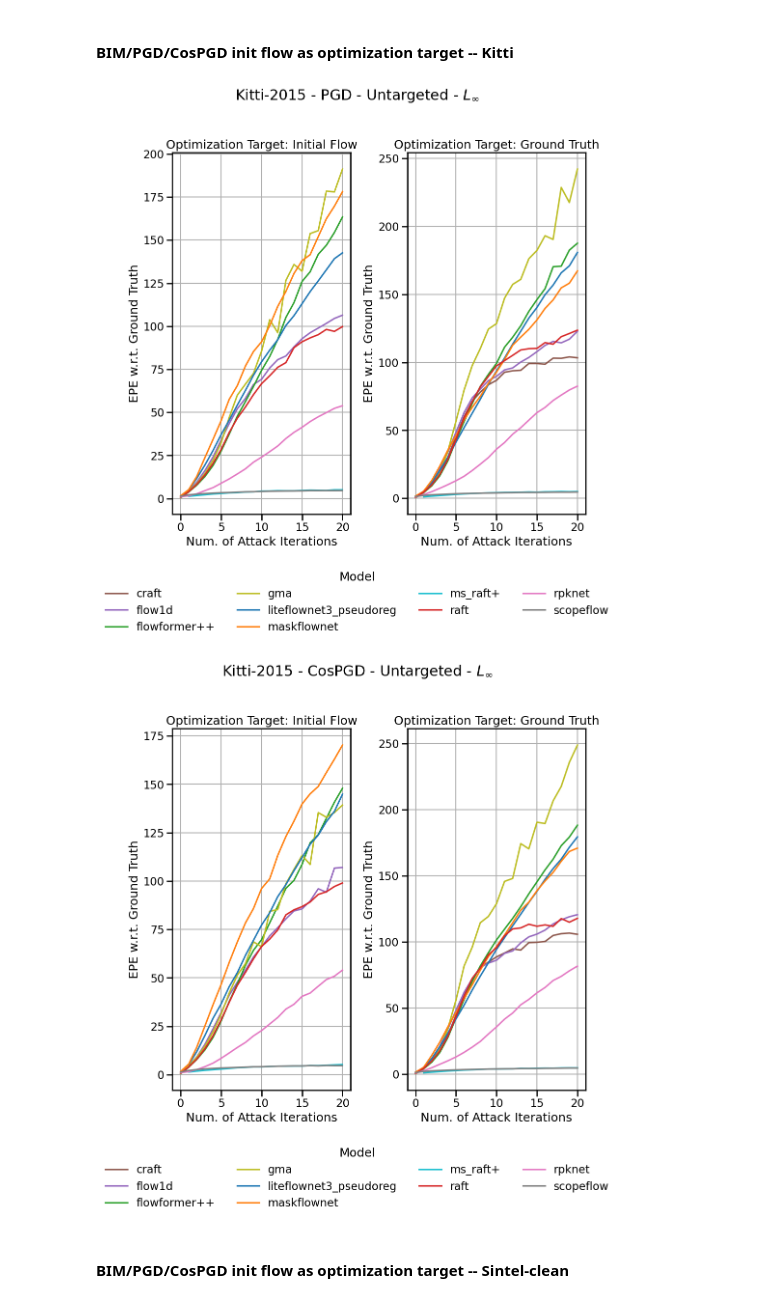
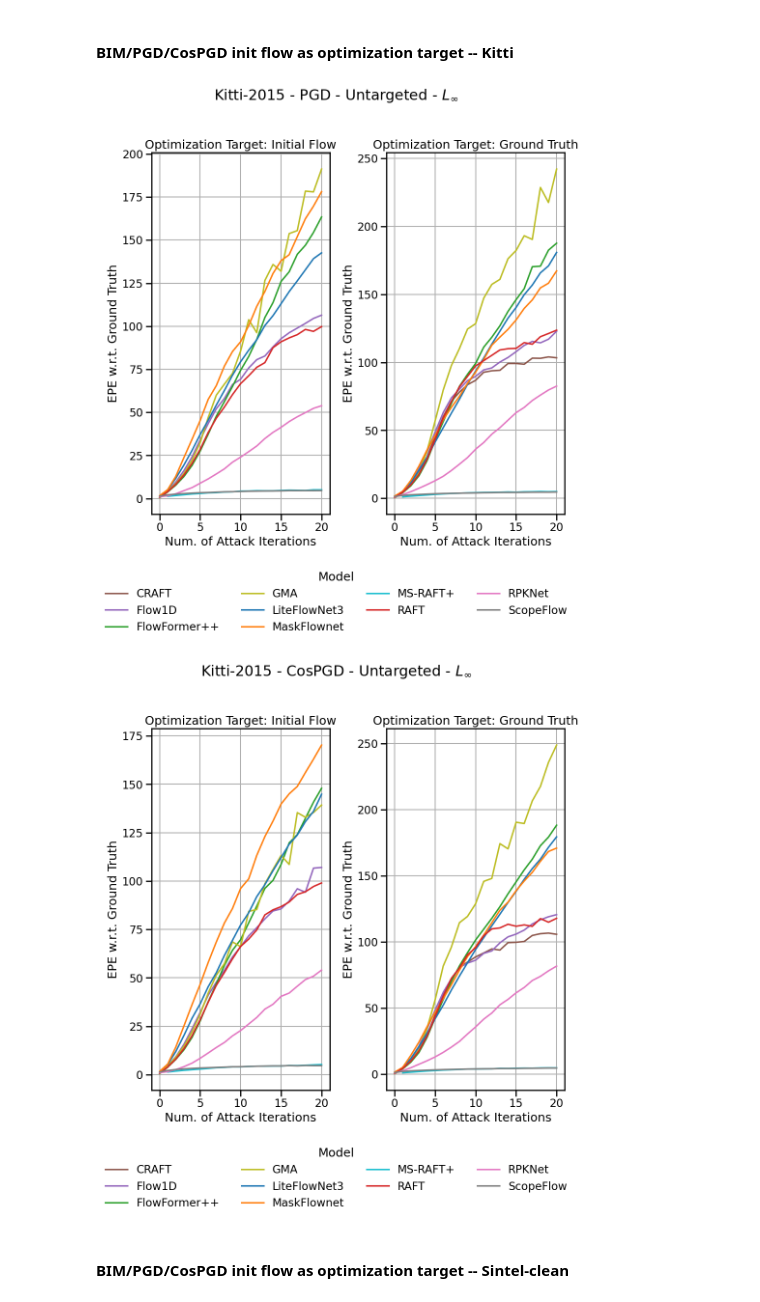
Before and after one commit to shashankskagnihotri/benchmarking_robustness, a Jupyter notebook: optical_flow_estimation/outputs/plotting.ipynb, the cells around one changed output. Saved outputs shown, nothing was run; the diff lists cells and outputs as text; code cells hidden in the pictures.

Commit message:
add fgsm plotting, added consistent plotting of markers lines and colors

```diff
--- a/optical_flow_estimation/outputs/plotting.ipynb
+++ b/optical_flow_estimation/outputs/plotting.ipynb
@@ -21,8 +103,7 @@ colors = {model: base_cmap[i] for i, model in enumerate(model_names)}
 # %% [markdown]
 #### BIM/PGD/CosPGD init flow as optimization target -- Kitti
 # %%
-model_list_kitti_top10 = ["liteflownet3_pseudoreg", "maskflownet", "flowformer++", "raft", "flow1d", "craft", "rpknet", "scopeflow", "gma", "ms_raft+"]
-model_list_sintel_top10 = ["liteflownet3", "maskflownet", "flowformer++", "raft", "flow1d", "craft", "rpknet", "scopeflow", "gma", "ms_raft+"]
+
 
 colors = plt.get_cmap("tab10").colors
 
@@ -31,7 +112,7 @@ model_palette_sintel_top10 = {model: color for model, color in zip(model_list_si
 model_palette_kitti_top10 ={model: color for model, color in zip(model_list_kitti_top10, colors)}
 
 
-def plot(data, title, filename, optim_targets, model_palette):
+def plot(data, title, filename, optim_targets):
     num_optim_target = len(optim_targets)
     fig, axes = plt.subplots(1, num_optim_target, figsize=(5 * num_optim_target, 10))
     fig.suptitle(title)
@@ -39,20 +120,23 @@ def plot(data, title, filename, optim_targets, model_palette):
     if num_optim_target == 1:
         axes = [axes]
 
-
     # Collect handles and labels for the legend
     handles, labels = [], []
 
     for ax, optim_target in zip(axes, optim_targets):
         # Filter the data for the current optimization target
         plot_data = data.query(f"optim == '{optim_target}' or epsilon == 0")
+
+        # Create a color palette using the color_map, matching models to their colors
+        palette = {model: color_map.get(model, 'black') for model in plot_data['model'].unique()}
+
         # Create the line plot with consistent color mapping
         sns.lineplot(
             data=plot_data,
             x='iterations_type',
             y='epes',
             hue='model',
-            palette=model_palette,  # Apply the predefined color palette
+            palette=palette,  # Apply the color map to each model
             ax=ax,
             errorbar=None
         )
@@ -60,7 +144,8 @@ def plot(data, title, filename, optim_targets, model_palette):
         # Collect legend handles and labels from each plot
         h, l = ax.get_legend_handles_labels()
         handles.extend(h)
-        labels.extend(l)
+        # Map the raw model names to their pretty names
+        labels.extend([model_names_mapping.get(label, label) for label in l])
 
         ax.set_title(f"Optimization Target: {optim_target.replace('ground_truth', 'Ground Truth').replace('initial_flow', 'Initial Flow')}")
         ax.set_xlabel('Num. of Attack Iterations')
@@ -71,41 +156,40 @@ def plot(data, title, filename, optim_targets, model_palette):
     for ax in axes:
         ax.legend_.remove()
 
-    # Create a unique legend for the entire figure
+    # Create a unique legend for the entire figure using the mapped labels
     unique_handles_labels = dict(zip(labels, handles))
     fig.legend(unique_handles_labels.values(), unique_handles_labels.keys(), loc='upper center', bbox_to_anchor=(0.5, -0.001), ncol=4, frameon=False, title='Model')
 
     # Adjust layout to fit title and legend
     plt.tight_layout(rect=[0, 0, 1, 0.96])
     plt.savefig(filename, dpi=300, bbox_inches='tight')
     plt.show()
-
 
 def transform_data(df, model_list, query, wrt):
     filtered_df = df.query(query + " or (attack == 'none' and dataset == 'kitti-2015' and model in @model_list)")
     # Reshape the data
     melted_df = filtered_df.melt(id_vars=['model', 'epsilon', 'attack', 'optim'], value_vars=[f'epe_{wrt}_i{i}' for i in range(0, 21)], var_name='iterations_type', value_name='epes')
     melted_df['iterations_type'] = melted_df['iterations_type'].str.extract('(\d+)').astype(int)
     return melted_df
 
 
 ### PGD ###
 
 # Plot for untargeted attack
 query = "attack == 'pgd' and norm == 'inf' and targeted == False and dataset == 'kitti-2015' and (checkpoint == 'kitti' or checkpoint == 'mixed') and epsilon == 0.0314 and model in @model_list"
 data_untargeted_inf = transform_data(df, model_list_kitti_top10, query, wrt="gt")
-plot(data_untargeted_inf, r'Kitti-2015 - PGD - Untargeted - $L_{\infty}$', 'graphs/PGD_kitti_init_flow.png', ["initial_flow", "ground_truth"], model_palette_kitti_top10)
+plot(data_untargeted_inf, r'Kitti-2015 - PGD - Untargeted - $L_{\infty}$', 'graphs/PGD_kitti_init_flow.png', ["initial_flow", "ground_truth"])
 
 
 ### CosPGD ###
 
 # Plot for untargeted attack
 query = "attack == 'cospgd' and norm == 'inf' and targeted == False and dataset == 'kitti-2015' and (checkpoint == 'kitti' or checkpoint == 'mixed') and epsilon == 0.0314 and model in @model_list"
 data_untargeted_inf = transform_data(df, model_list_kitti_top10, query, wrt="gt")
-plot(data_untargeted_inf, r'Kitti-2015 - CosPGD - Untargeted - $L_{\infty}$', 'graphs/CosPGD_kitti_init_flow.png', ["initial_flow", "ground_truth"], model_palette_kitti_top10)
+plot(data_untargeted_inf, r'Kitti-2015 - CosPGD - Untargeted - $L_{\infty}$', 'graphs/CosPGD_kitti_init_flow.png', ["initial_flow", "ground_truth"])
 # %% [output]
-[figure, old version]
+[figure, new version]
-[figure, old version]
+[figure, new version]
 # %% [markdown]
 #### BIM/PGD/CosPGD init flow as optimization target -- Sintel-clean
 # %%
```
Also changed, not shown: parts of 5 cells of this notebook.
